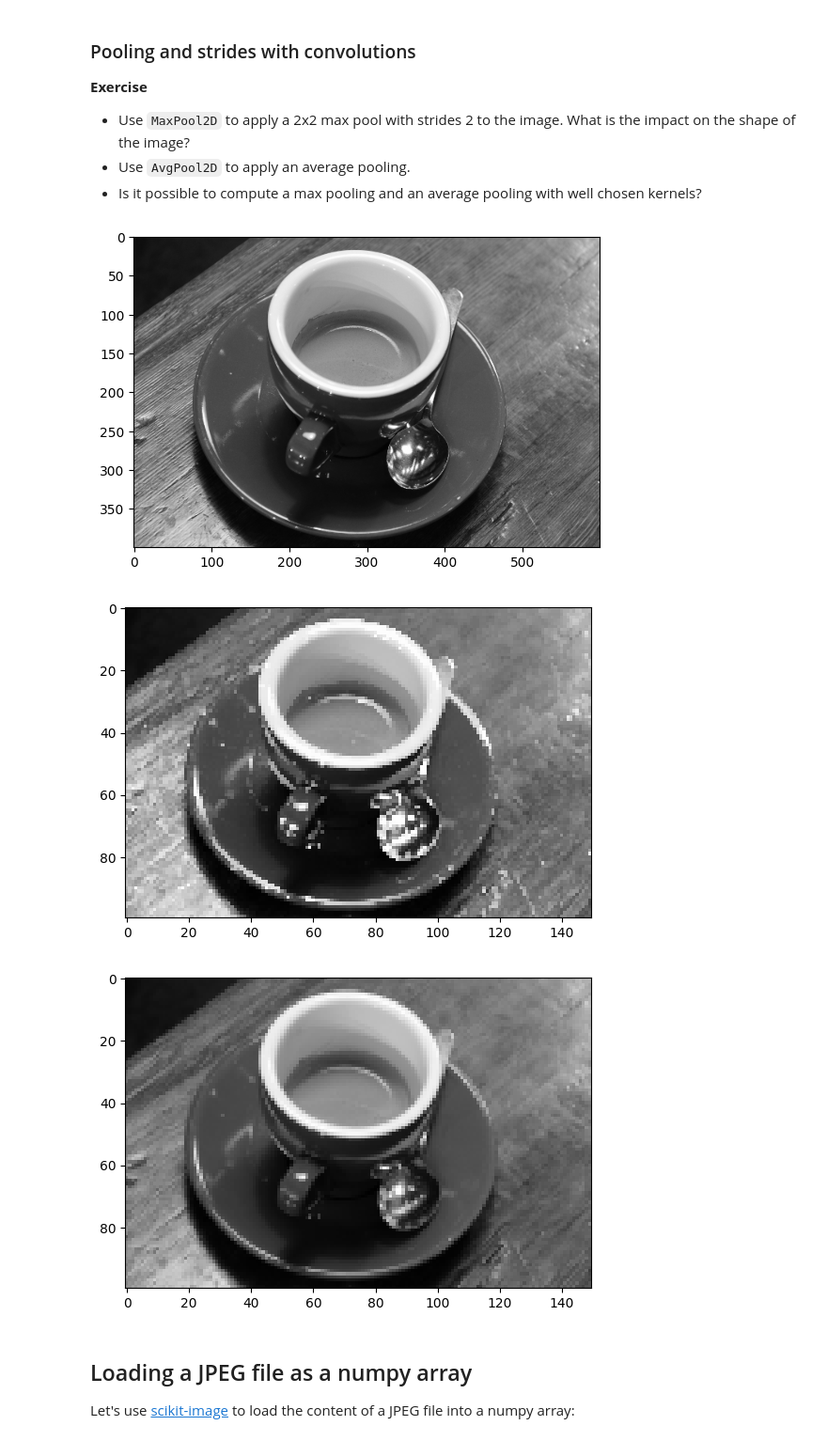
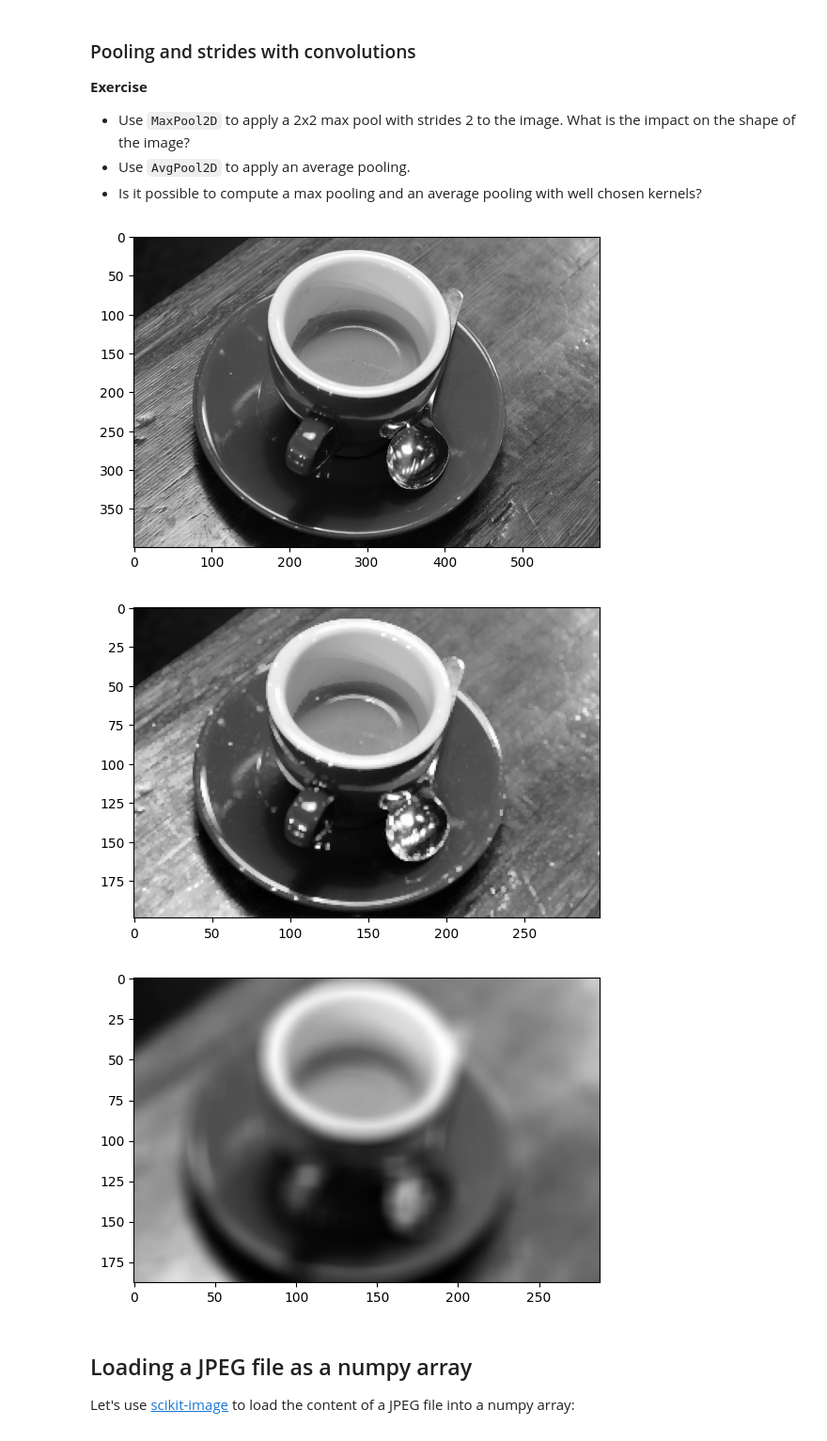
Before and after one commit to darshan-kale-dsi/deep_learning, a Jupyter notebook: 01_materials/labs/lab_4.ipynb, the cells around one changed output. Shown at 94% size. Saved outputs shown, nothing was run; the diff lists cells and outputs as text; code cells hidden in the pictures.

```diff
--- a/01_materials/labs/lab_4.ipynb
+++ b/01_materials/labs/lab_4.ipynb
@@ -147,33 +173,33 @@ ax1.imshow(np_img_out.astype(np.uint8), cmap=plt.cm.gray);
 # %%
 from tensorflow.keras.layers import MaxPool2D, AvgPool2D
 
 # You can use `img_in` from above as input to the pooling layers
 
 plt.figure()
 plt.imshow(np.squeeze(grey_sample_image.astype(np.uint8)),
            cmap=plt.cm.gray);
 
-pool = MaxPool2D(pool_size=(4, 4), strides=(4, 4), padding="valid")
+pool = MaxPool2D(pool_size=(4, 4), strides=(2, 2), padding="valid")
 
 img_out = pool(img_in)
 np_img_out = img_out[0].numpy()
 
 plt.figure()
 plt.imshow(np.squeeze(np_img_out.astype(np.uint8)),
               cmap=plt.cm.gray);
 
-pool = AvgPool2D(pool_size=(4, 4), strides=(4, 4), padding="valid")
+pool = AvgPool2D(pool_size=(25, 25), strides=(2, 2), padding="valid")
 
 img_out = pool(img_in)
 np_img_out = img_out[0].numpy()
 
 plt.figure()
 plt.imshow(np.squeeze(np_img_out.astype(np.uint8)),
                 cmap=plt.cm.gray);
 # %% [output]
 [figure]
-[figure, old version]
+[figure, new version]
-[figure, old version]
+[figure, new version]
 # %% [markdown]
 ## Loading a JPEG file as a numpy array
 
```
Also changed, not shown: parts of 12 cells of this notebook.
